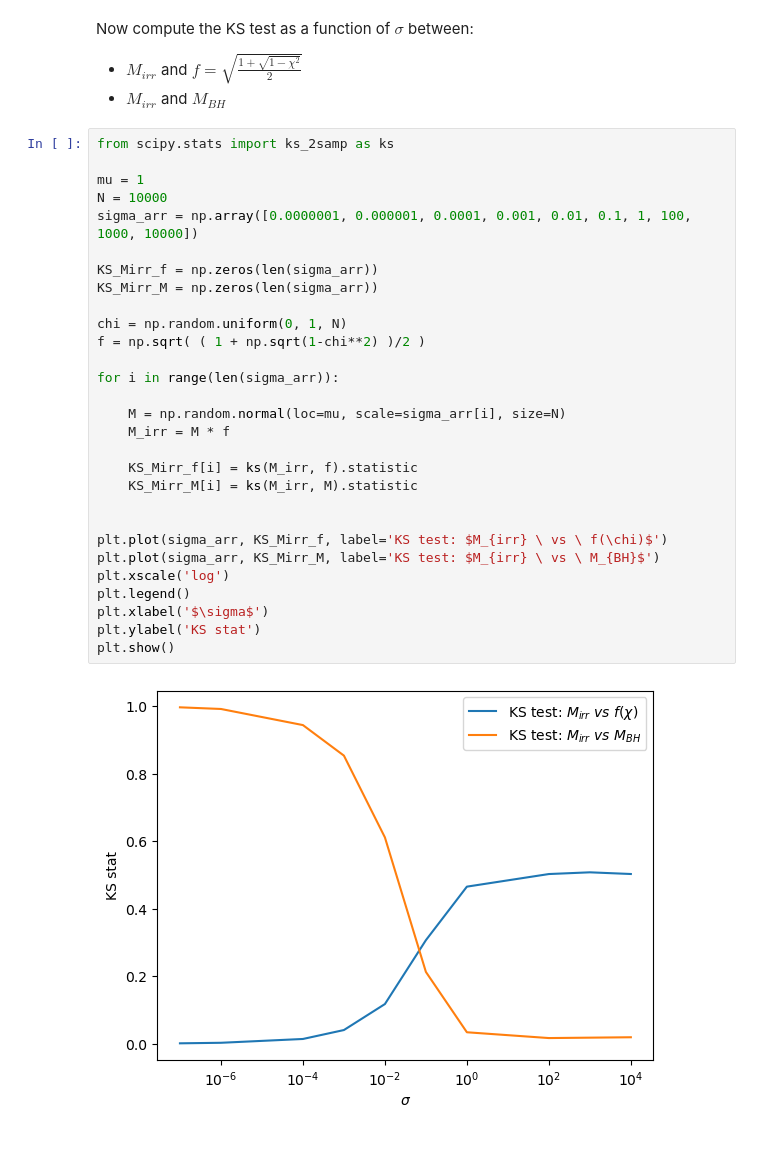
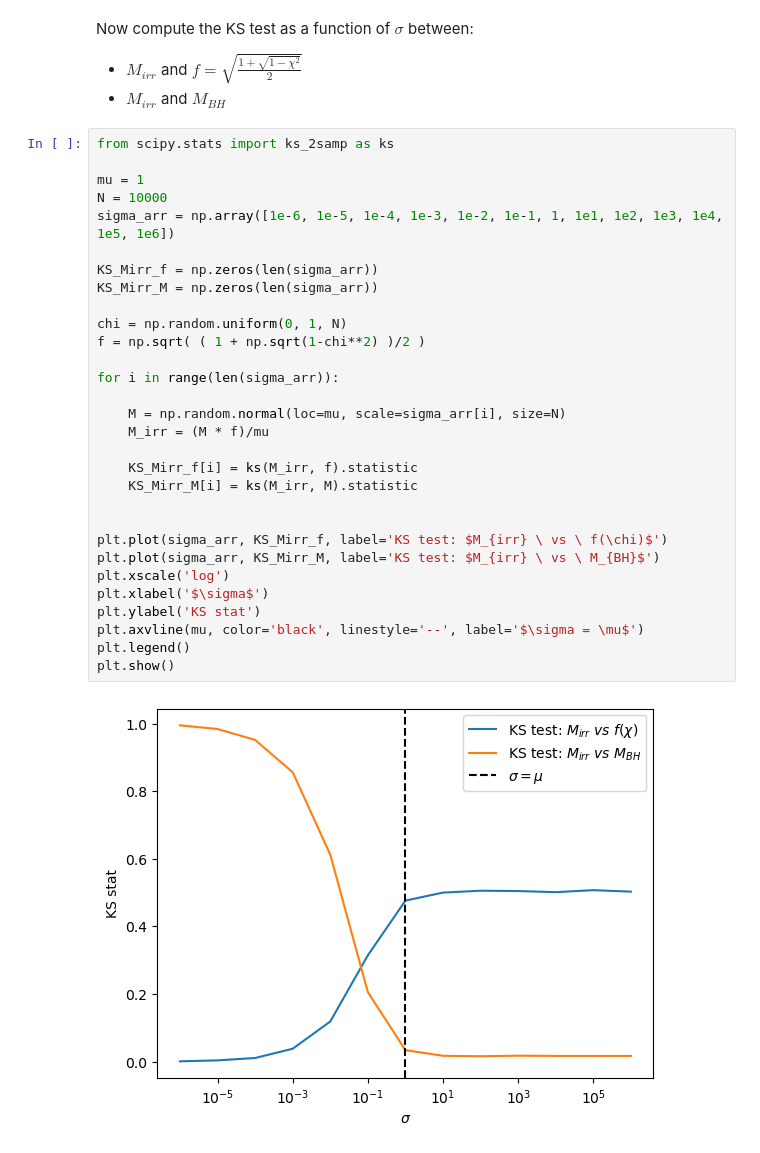
Before and after one commit to Ale5606/ilovegit, a Jupyter notebook: STAT/Freq/L7.ipynb, the cells around one changed output. Drawn from its saved outputs; the diff is of its cells as text.

```diff
--- a/STAT/Freq/L7.ipynb
+++ b/STAT/Freq/L7.ipynb
@@ -52,31 +52,32 @@ Now compute the KS test as a function of $\sigma$ between:
 # %%
 from scipy.stats import ks_2samp as ks
 
 mu = 1
 N = 10000
-sigma_arr = np.array([0.0000001, 0.000001, 0.0001, 0.001, 0.01, 0.1, 1, 100, 1000, 10000])
+sigma_arr = np.array([1e-6, 1e-5, 1e-4, 1e-3, 1e-2, 1e-1, 1, 1e1, 1e2, 1e3, 1e4, 1e5, 1e6])
 
 KS_Mirr_f = np.zeros(len(sigma_arr))
 KS_Mirr_M = np.zeros(len(sigma_arr))
 
 chi = np.random.uniform(0, 1, N)
 f = np.sqrt( ( 1 + np.sqrt(1-chi**2) )/2 )
 
 for i in range(len(sigma_arr)):
 
     M = np.random.normal(loc=mu, scale=sigma_arr[i], size=N)
-    M_irr = M * f
+    M_irr = (M * f)/mu
 
     KS_Mirr_f[i] = ks(M_irr, f).statistic
     KS_Mirr_M[i] = ks(M_irr, M).statistic
 
 
 plt.plot(sigma_arr, KS_Mirr_f, label='KS test: $M_{irr} \ vs \ f(\chi)$')
 plt.plot(sigma_arr, KS_Mirr_M, label='KS test: $M_{irr} \ vs \ M_{BH}$')
 plt.xscale('log')
-plt.legend()
 plt.xlabel('$\sigma$')
 plt.ylabel('KS stat')
+plt.axvline(mu, color='black', linestyle='--', label='$\sigma = \mu$')
+plt.legend()
 plt.show()
 # %% [output]
-[figure, old version]
+[figure, new version]
```
